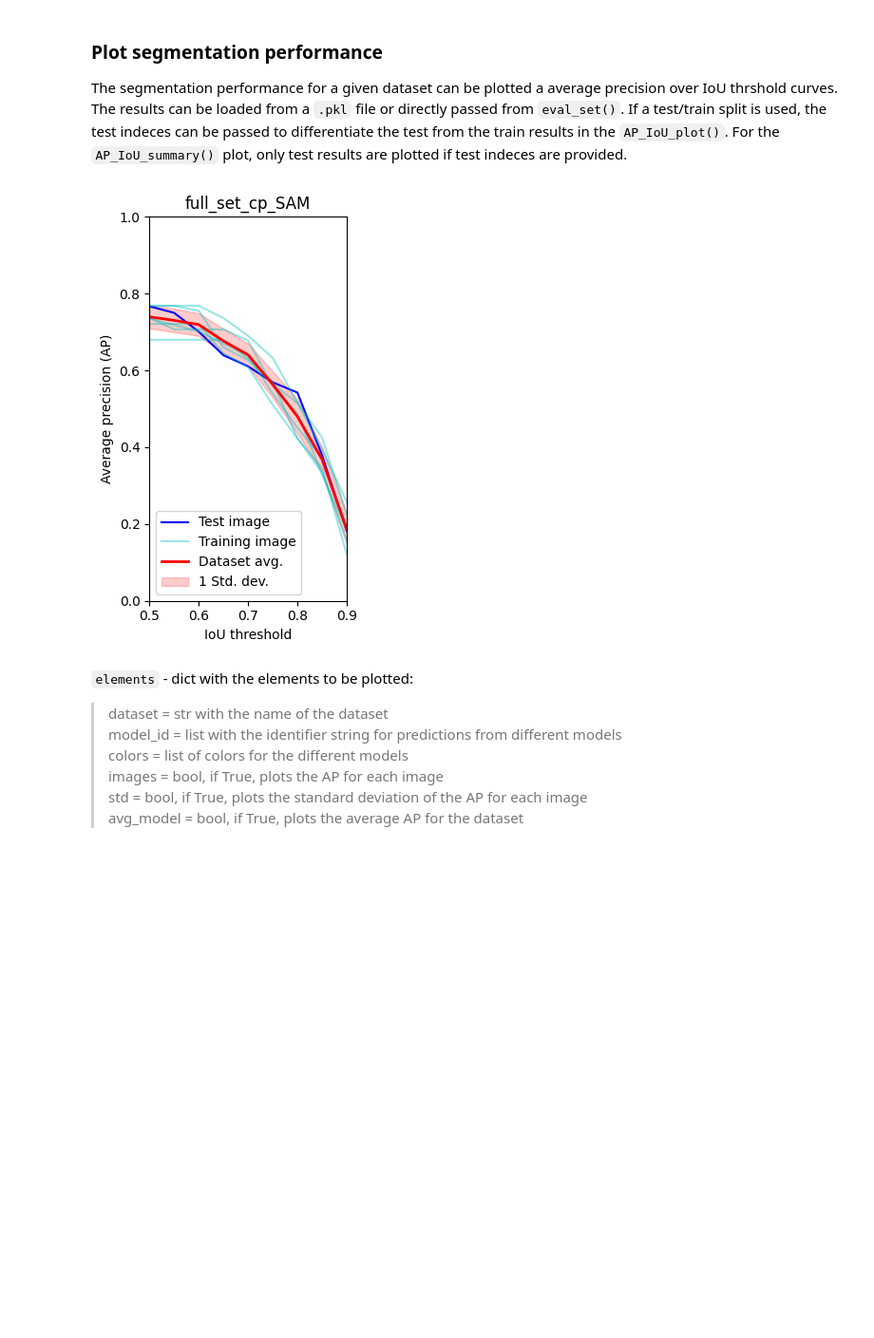
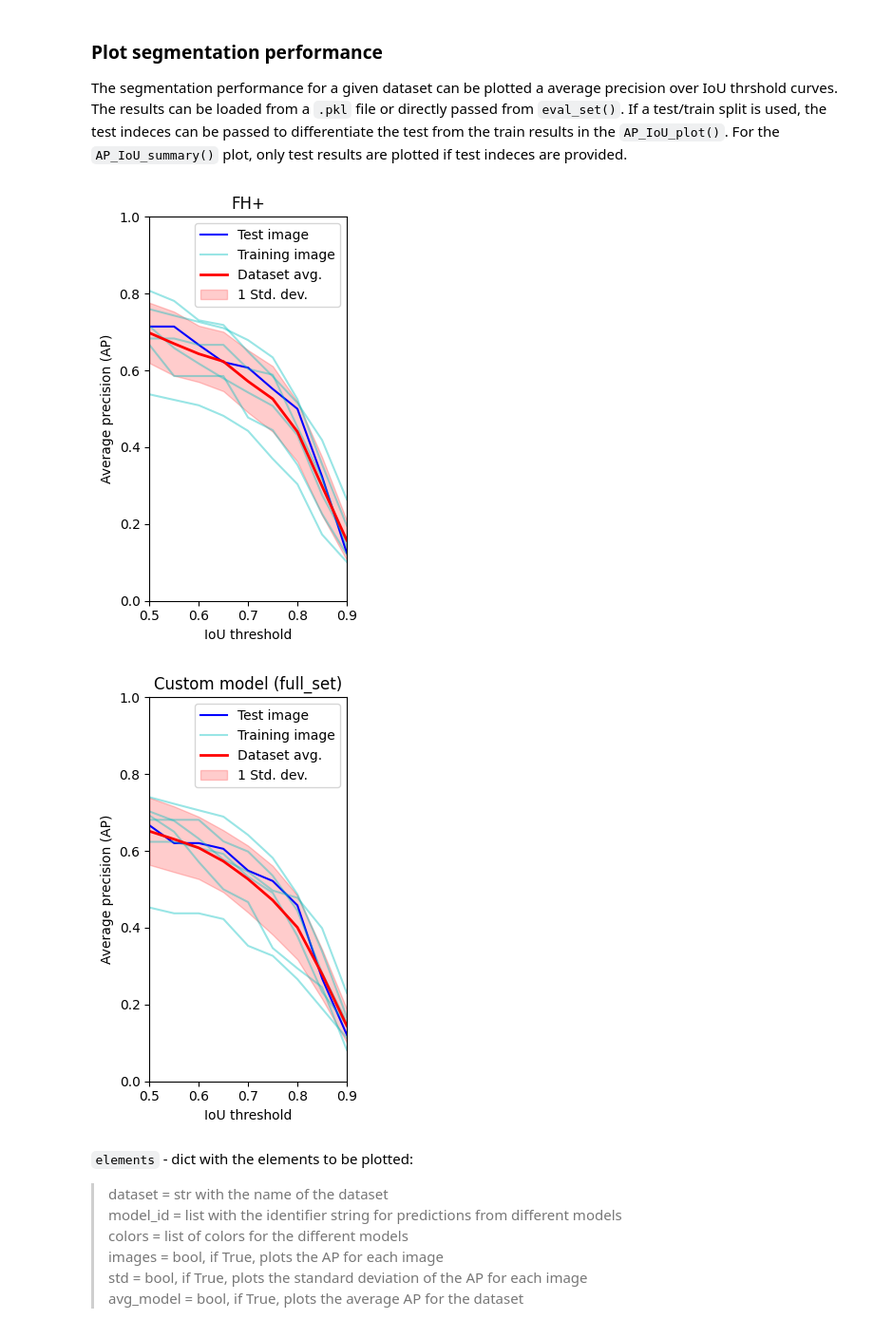
Before and after one commit to fionabyrne101/imagegrains, a Jupyter notebook: notebooks/1_image_segmentation.ipynb, the cells around one changed output. Shown at 95% size. Drawn from its saved outputs; the diff is of its cells as text; code cells hidden in the pictures; blank space fills up the shorter version.

```diff
--- a/notebooks/1_image_segmentation.ipynb
+++ b/notebooks/1_image_segmentation.ipynb
@@ -137,9 +148,15 @@ The segmentation performance for a given dataset can be plotted a average precis
 # %%
 plt.figure(figsize=(3,5))
 test_idxs1 = segmentation_helper.find_test_idxs(preds)
-plotting.AP_IoU_plot(eval_results_full_set_cp_SAM,title='full_set_cp_SAM',test_idxs=test_idxs1)
+plotting.AP_IoU_plot(eval_results_fh_boosted,title='FH+',test_idxs=test_idxs1)
 # %% [output]
-[figure, old version]
+[figure, new version]
+# %%
+plt.figure(figsize=(3,5))
+test_idxs2 = segmentation_helper.find_test_idxs(preds2)
+plotting.AP_IoU_plot(eval_results_full_set,title='Custom model (full_set)',test_idxs=test_idxs2)
+# %% [output]
+[figure, added]
 # %% [markdown]
 `elements` - dict with the elements to be plotted:
 >dataset = str with the name of the dataset
```
Also changed, not shown: parts of 14 cells of this notebook, 2 other files.
